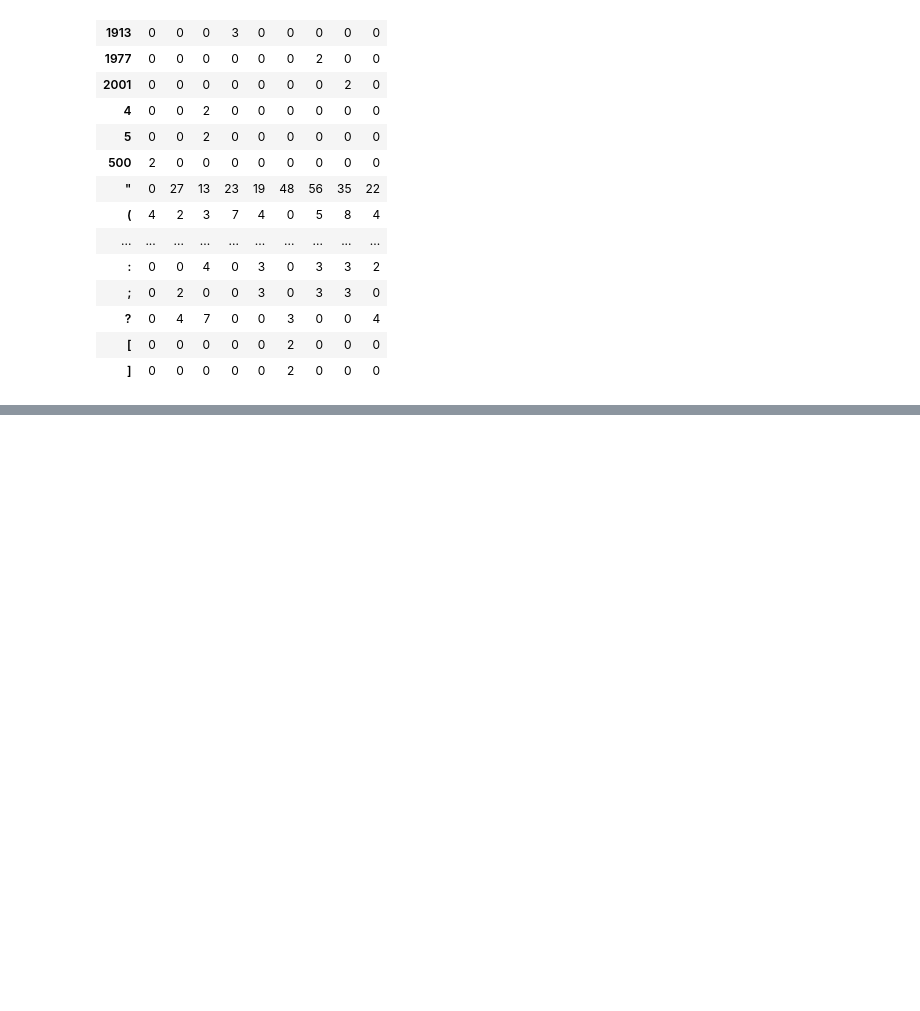
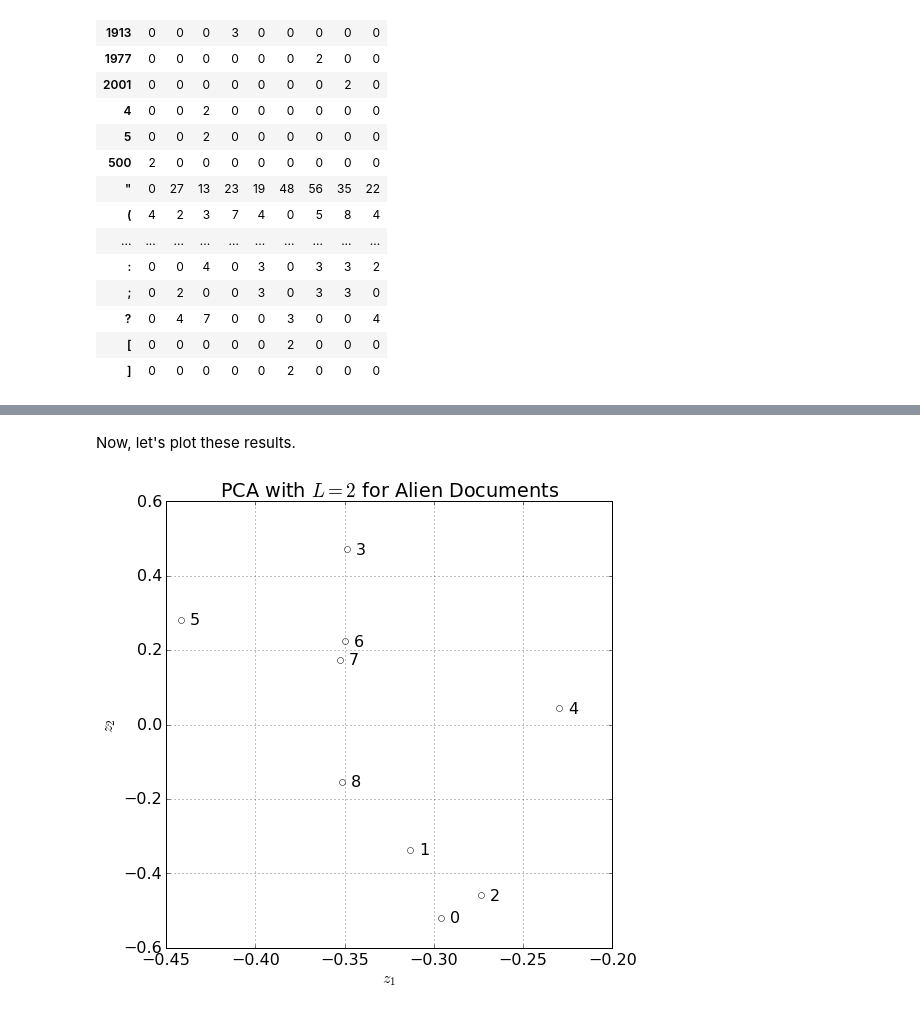
Before and after one commit to ppham27/MLaPP-solutions, a Jupyter notebook: chap12/8.ipynb, the cells around one changed output, grey strips where cells are left out. Drawn from its saved outputs; the diff is of its cells as text; code cells hidden in the pictures; blank space fills up the shorter version.

```diff
--- a/chap12/8.ipynb
+++ b/chap12/8.ipynb
@@ -8,6 +8,9 @@ Here, we apply the technique **Latent Semantic Indexing** to capture the similar
 import numpy as np
 import pandas as pd
 import matplotlib.pyplot as plt
+from sklearn import preprocessing
+
+plt.rcParams['font.size'] = 16
 
 words_list = list()
 with open('lsiWords.txt') as f:
@@ -37,0 +49,3 @@ word_frequencies.T.head(20)
+# %%
+X = word_frequencies.as_matrix().astype(np.float64)
+U, D, V = np.linalg.svd(X.T)  # in matlab the matrix is read in as its transpose
@@ -37,0 +54,3 @@ word_frequencies.T.head(20)
+# %%
+Z = V.T[:,:2]
+Z
@@ -37,0 +67,19 @@ word_frequencies.T.head(20)
+# %% [markdown]
+Now, let's plot these results.
+# %%
+plt.figure(figsize=(8,8))
+def plot_latent_variables(Z, ax=None):
+    if ax == None:
+        ax = plt.gca()
+    ax.plot(Z[:,0], Z[:,1], 'o', markerfacecolor='none')
+    for i in range(len(Z)):
+        ax.text(Z[i,0] + 0.005, Z[i,1], i,
+                verticalalignment='center')
+    ax.set_xlabel('$z_1$')
+    ax.set_ylabel('$z_2$')
+    ax.set_title('PCA with $L = 2$ for Alien Documents')
+    ax.grid(True)
+plot_latent_variables(Z)
+plt.show()
+# %% [output]
+[figure, added]
```
Also changed, not shown: parts of 13 cells of this notebook.
